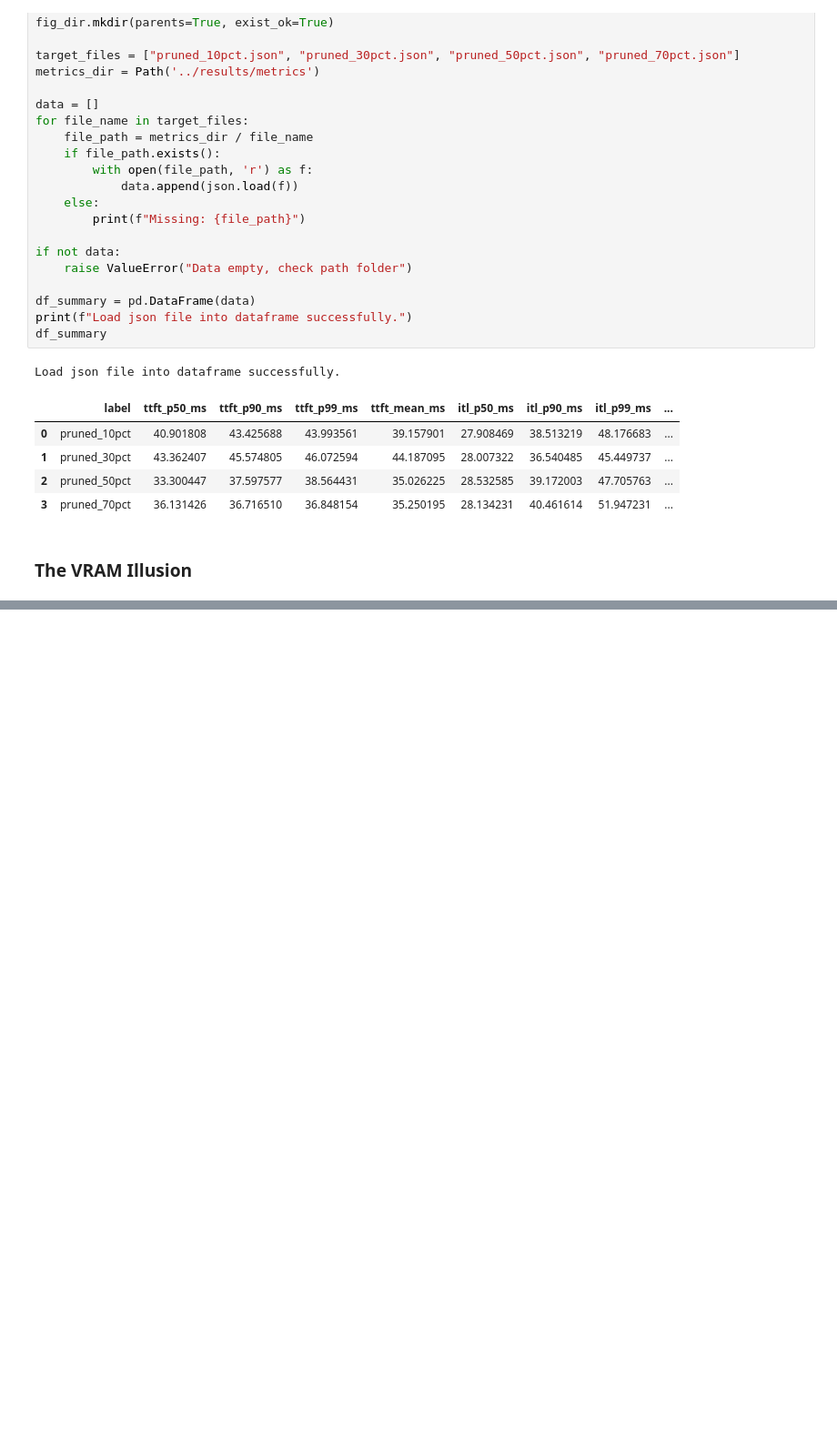
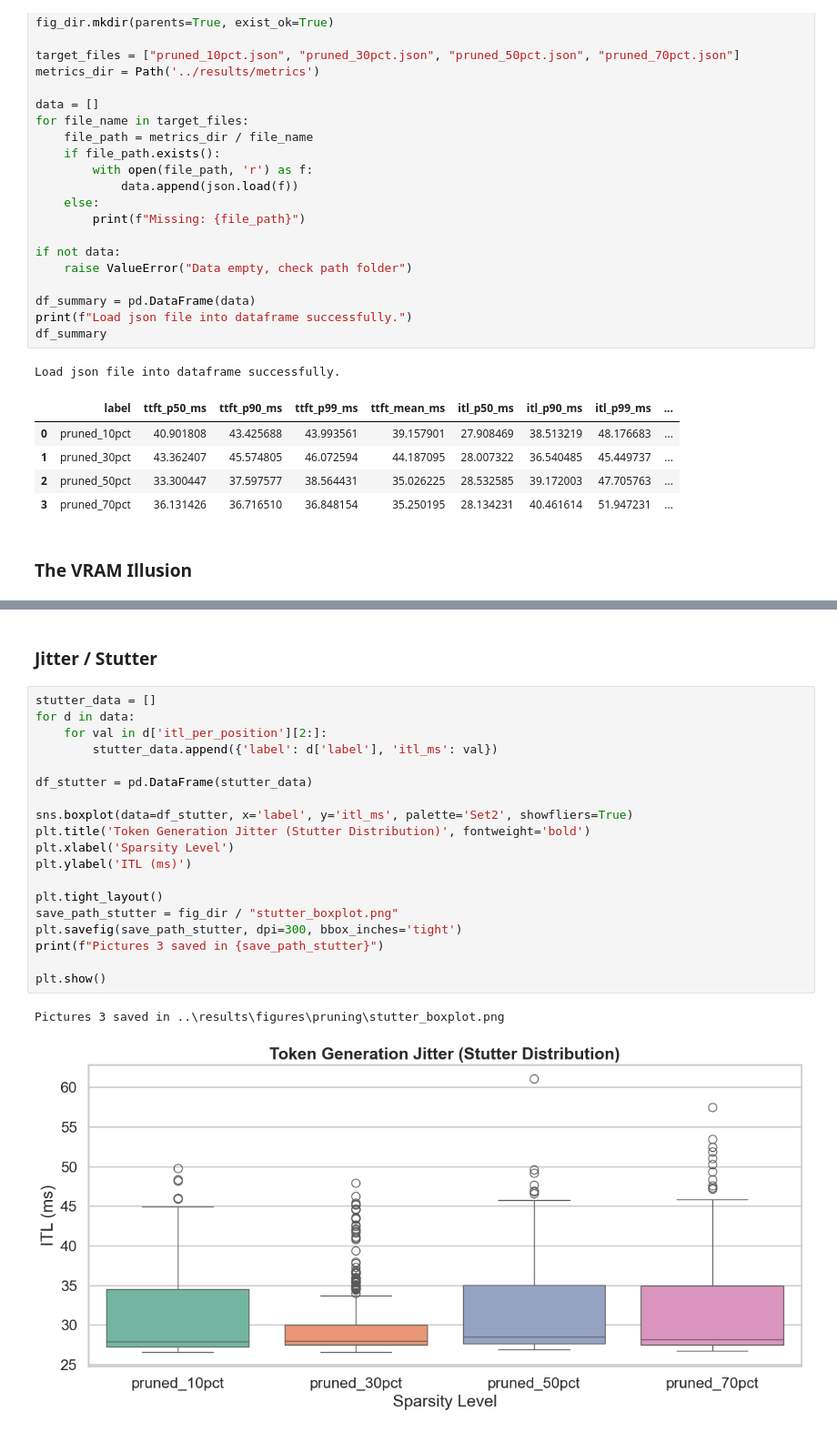
Before and after one commit to adinfarel/llm-inference-benchmark, a Jupyter notebook: analysis/analysis_pruning.ipynb, the cells around one changed output, grey strips where cells are left out. Shown at 91% size. Cells and saved outputs as stored; diff of their text form; blank space fills up the shorter version.

```diff
--- a/analysis/analysis_pruning.ipynb
+++ b/analysis/analysis_pruning.ipynb
@@ -72,0 +96,24 @@ Pictures saved in  {WindowsPath('../results/figures/pruning/memory_footprint.png
+# %% [markdown]
+### Jitter / Stutter
+# %%
+stutter_data = []
+for d in data:
+    for val in d['itl_per_position'][2:]:
+        stutter_data.append({'label': d['label'], 'itl_ms': val})
+
+df_stutter = pd.DataFrame(stutter_data)
+
+sns.boxplot(data=df_stutter, x='label', y='itl_ms', palette='Set2', showfliers=True)
+plt.title('Token Generation Jitter (Stutter Distribution)', fontweight='bold')
+plt.xlabel('Sparsity Level')
+plt.ylabel('ITL (ms)')
+
+plt.tight_layout()
+save_path_stutter = fig_dir / "stutter_boxplot.png"
+plt.savefig(save_path_stutter, dpi=300, bbox_inches='tight')
+print(f"Pictures 3 saved in {save_path_stutter}")
+
+plt.show()
+# %% [output]
+Pictures 3 saved in ..\results\figures\pruning\stutter_boxplot.png
+[figure, added]
```
Also changed, not shown: parts of 3 cells of this notebook, 3 other files.
